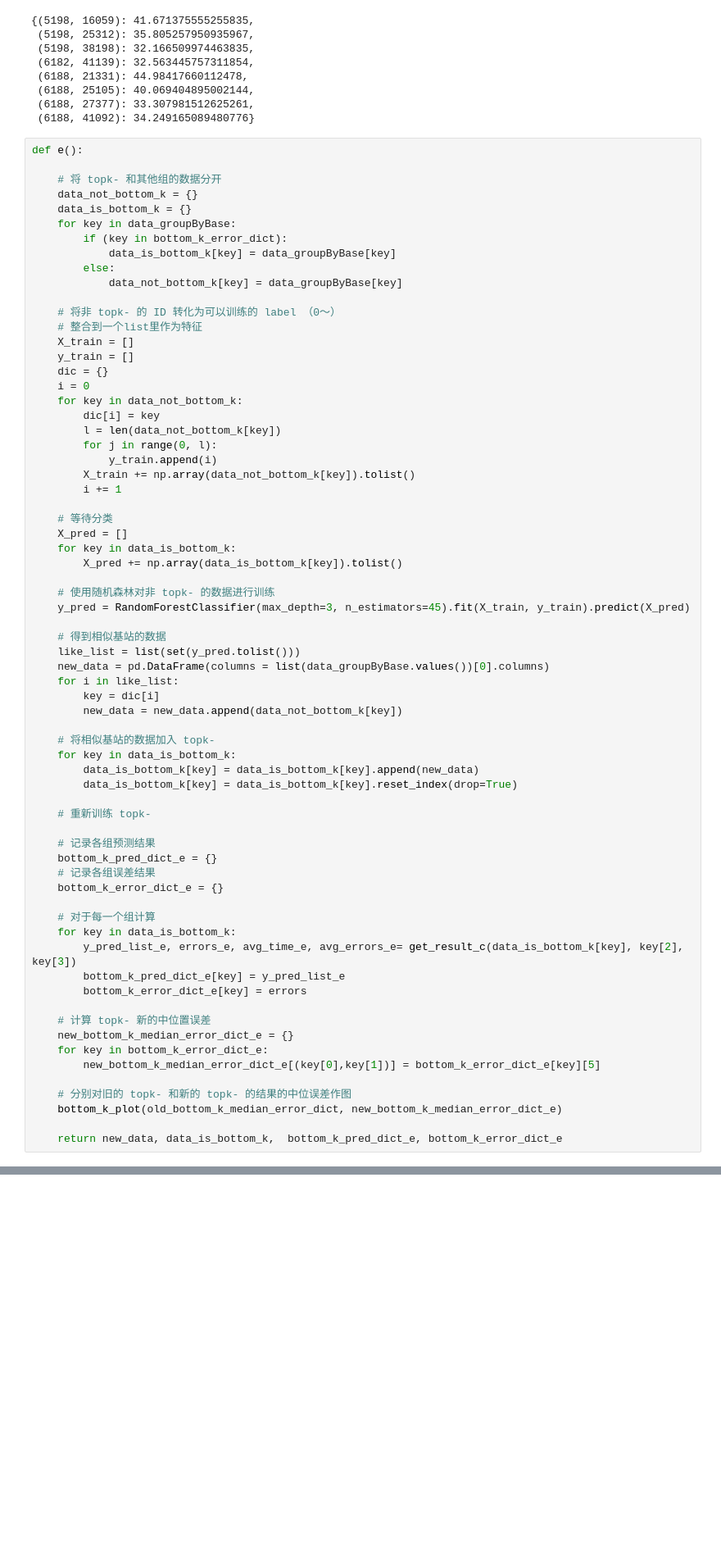
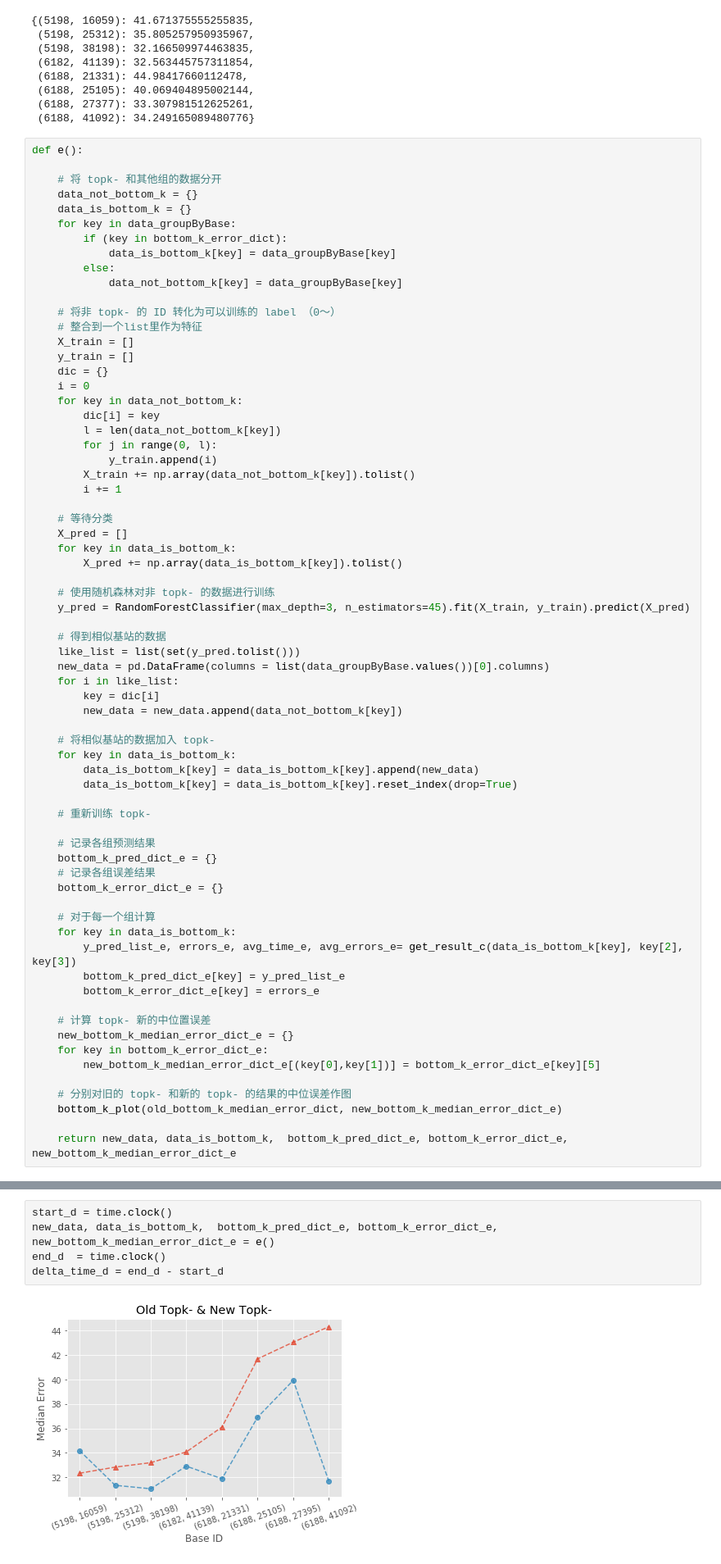
Before and after one commit to yirui-wang-0212/420235DataMining, a Jupyter notebook: hw3/1552651+hw3/q1/q1_a.ipynb, the cells around one changed output, grey strips where cells are left out. Shown at 82% size. Cells and saved outputs as stored; diff of their text form; blank space fills up the shorter version.

```diff
--- a/hw3/1552651+hw3/q1/q1_a.ipynb
+++ b/hw3/1552651+hw3/q1/q1_a.ipynb
@@ -1040,7 +1040,7 @@ def e():
     for key in data_is_bottom_k:
         y_pred_list_e, errors_e, avg_time_e, avg_errors_e= get_result_c(data_is_bottom_k[key], key[2], key[3])
         bottom_k_pred_dict_e[key] = y_pred_list_e
-        bottom_k_error_dict_e[key] = errors
+        bottom_k_error_dict_e[key] = errors_e
 
     # 计算 topk- 新的中位置误差
     new_bottom_k_median_error_dict_e = {}
@@ -1050,4 +1050,4 @@ def e():
     # 分别对旧的 topk- 和新的 topk- 的结果的中位误差作图
     bottom_k_plot(old_bottom_k_median_error_dict, new_bottom_k_median_error_dict_e)
 
-    return new_data, data_is_bottom_k,  bottom_k_pred_dict_e, bottom_k_error_dict_e
+    return new_data, data_is_bottom_k,  bottom_k_pred_dict_e, bottom_k_error_dict_e,  new_bottom_k_median_error_dict_e
@@ -1077,0 +1054,7 @@ new_data, data_is_bottom_k,  bottom_k_pred_dict_e, bottom_k_error_dict_e = e()
+# %%
+start_d = time.clock()
+new_data, data_is_bottom_k,  bottom_k_pred_dict_e, bottom_k_error_dict_e,  new_bottom_k_median_error_dict_e = e()
+end_d  = time.clock()
+delta_time_d = end_d - start_d
+# %% [output]
+[figure, added]
```
Also changed, not shown: parts of 7 cells of this notebook, 1 other file.
